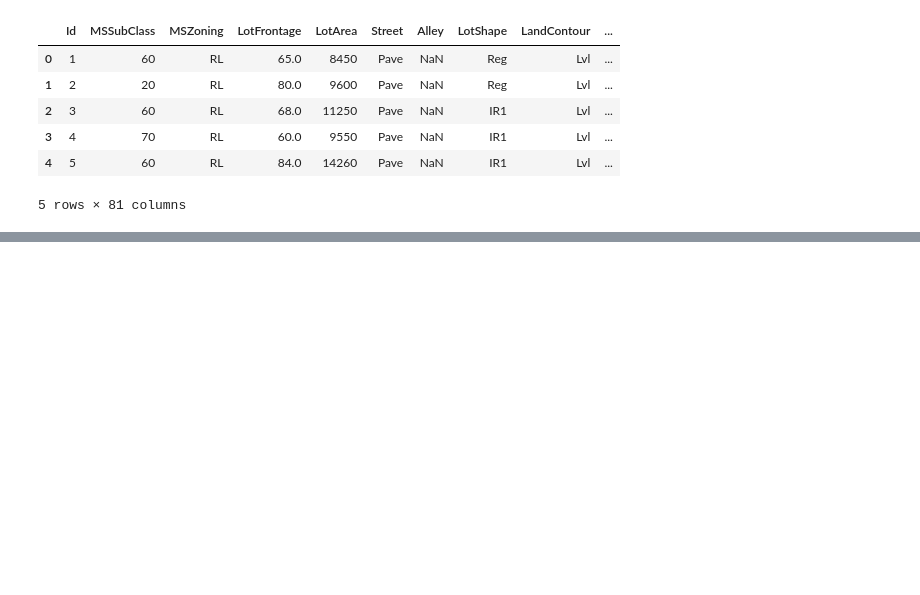
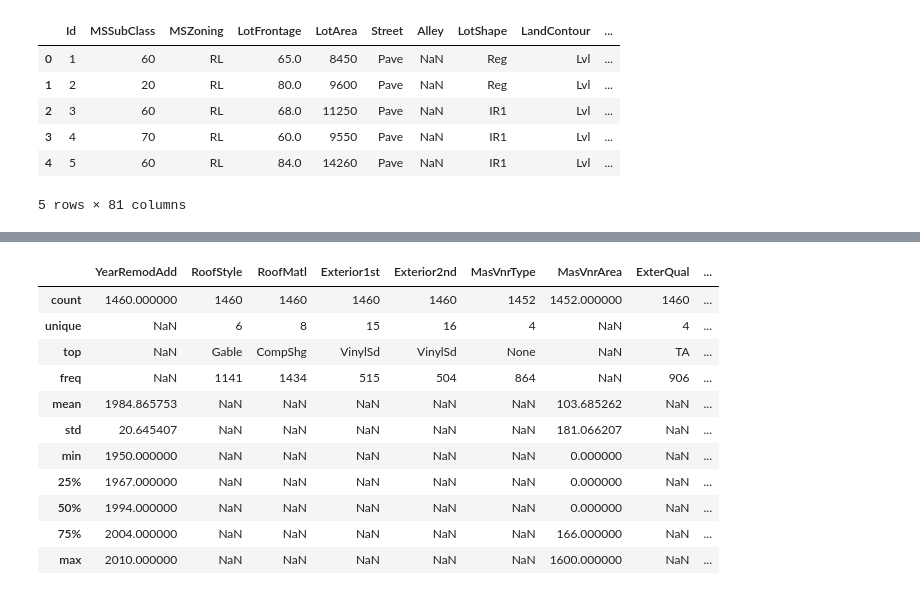
Before and after one commit to rogotulka/HousePrediction, a Jupyter notebook: House_price_prediction.ipynb, the cells around one changed output, grey strips where cells are left out. Cells and saved outputs as stored; diff of their text form; code cells hidden in the pictures; blank space fills up the shorter version.

```diff
--- a/House_price_prediction.ipynb
+++ b/House_price_prediction.ipynb
@@ -21,0 +52,15 @@ df.head()
+# %%
+houses.describe(include = 'all').ix[:,20:30]
+# %% [output]
+|  | YearRemodAdd | RoofStyle | RoofMatl | Exterior1st | Exterior2nd | MasVnrType | MasVnrArea | ExterQual | ... |
+| count | 1460.000000 | 1460 | 1460 | 1460 | 1460 | 1452 | 1452.000000 | 1460 | ... |
+| unique | NaN | 6 | 8 | 15 | 16 | 4 | NaN | 4 | ... |
+| top | NaN | Gable | CompShg | VinylSd | VinylSd | None | NaN | TA | ... |
+| freq | NaN | 1141 | 1434 | 515 | 504 | 864 | NaN | 906 | ... |
+| mean | 1984.865753 | NaN | NaN | NaN | NaN | NaN | 103.685262 | NaN | ... |
+| std | 20.645407 | NaN | NaN | NaN | NaN | NaN | 181.066207 | NaN | ... |
+| min | 1950.000000 | NaN | NaN | NaN | NaN | NaN | 0.000000 | NaN | ... |
+| 25% | 1967.000000 | NaN | NaN | NaN | NaN | NaN | 0.000000 | NaN | ... |
+| 50% | 1994.000000 | NaN | NaN | NaN | NaN | NaN | 0.000000 | NaN | ... |
+| 75% | 2004.000000 | NaN | NaN | NaN | NaN | NaN | 166.000000 | NaN | ... |
+| max | 2010.000000 | NaN | NaN | NaN | NaN | NaN | 1600.000000 | NaN | ... |
```
Also changed, not shown: parts of 17 cells of this notebook.
